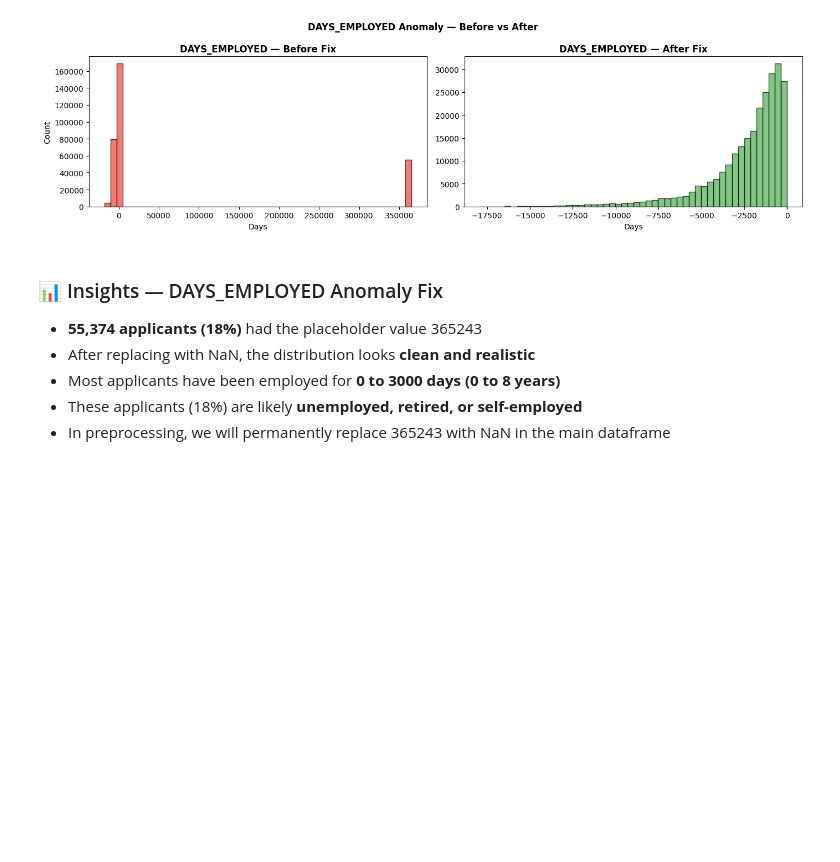
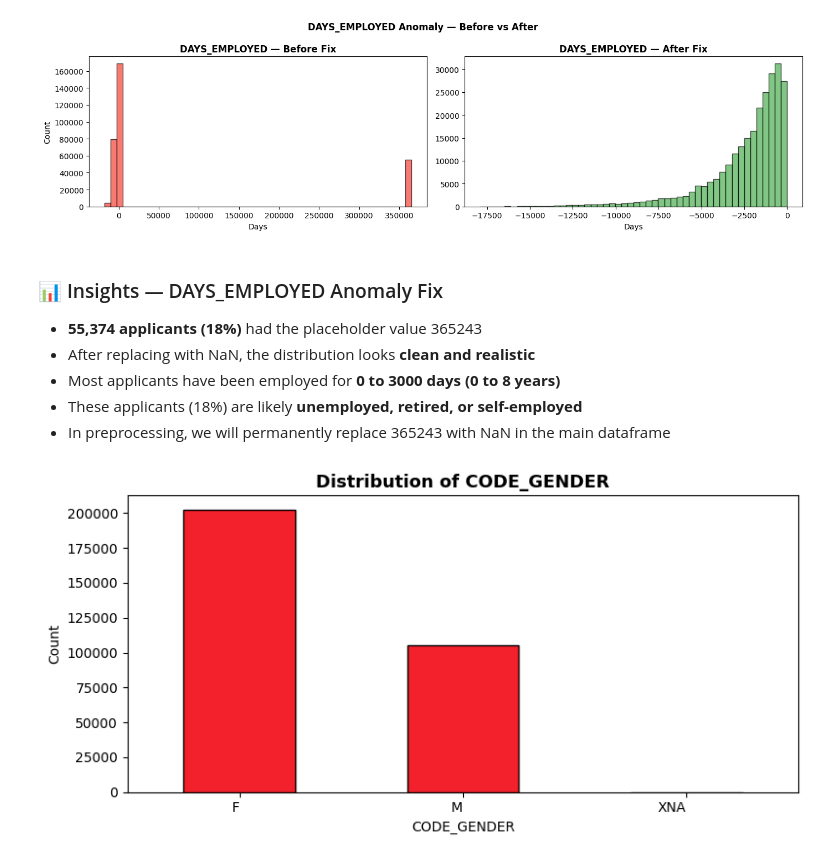
Before and after one commit to code-with-shriyut/credit-risk-analyzer, a Jupyter notebook: notebooks/01_eda_home_credit.ipynb, the cells around one changed output. Drawn from its saved outputs; the diff is of its cells as text; code cells hidden in the pictures; blank space fills up the shorter version.

Commit message:
notebook: add categorical features distribution analysis

```diff
--- a/notebooks/01_eda_home_credit.ipynb
+++ b/notebooks/01_eda_home_credit.ipynb
@@ -366,3 +366,14 @@ plt.show()
 - Most applicants have been employed for **0 to 3000 days (0 to 8 years)**
 - These applicants (18%) are likely **unemployed, retired, or self-employed**
 - In preprocessing, we will permanently replace 365243 with NaN in the main dataframe
+# %%
+plt.figure(figsize =(8,4))
+df['CODE_GENDER'].value_counts().plot(kind='bar', color = "#F3212C", edgecolor = 'black')
+plt.title(f'Distribution of CODE_GENDER', fontsize = 13, fontweight = 'bold')
+plt.xlabel('CODE_GENDER')
+plt.ylabel('Count')
+plt.xticks(rotation=0, ha = 'right')
+plt.tight_layout()
+plt.show()
+# %% [output]
+[figure, added]
```
Also changed, not shown: parts of 9 cells of this notebook.
